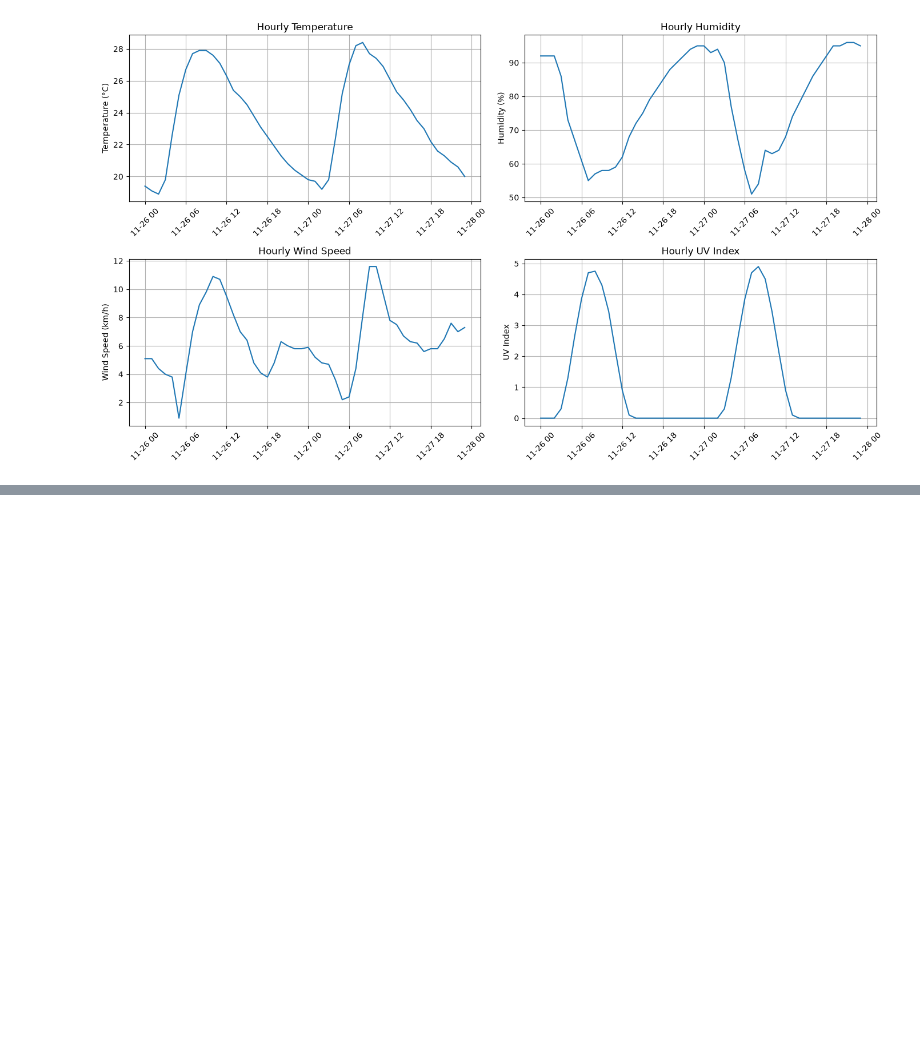
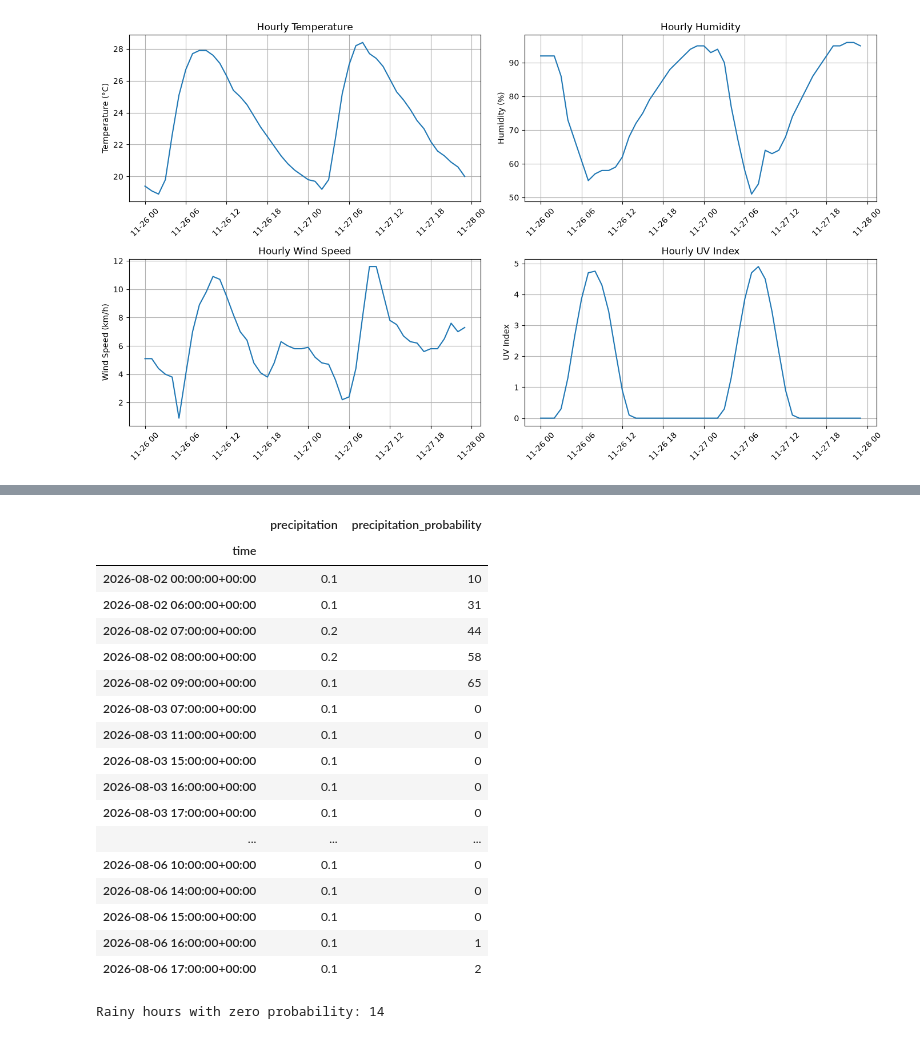
Before and after one commit to itsmusman/AgentWeather, a Jupyter notebook: notebooks/01_explore_apis.ipynb, the cells around one changed output, grey strips where cells are left out. Saved outputs shown, nothing was run; the diff lists cells and outputs as text; code cells hidden in the pictures; blank space fills up the shorter version.

```diff
--- a/notebooks/01_explore_apis.ipynb
+++ b/notebooks/01_explore_apis.ipynb
@@ -395,0 +716,38 @@ Plot saved successfully: /home/musman/Desktop/ShinePearl/AgentWeather/reports/ed
+# %%
+# Select only hours where rainfall was recorded
+rainy_records = rain_df[
+    rain_df["precipitation"] > 0
+][
+    ["precipitation", "precipitation_probability"]
+]
+
+# Display all rainy hours
+display(rainy_records)
+
+# Check whether any rainy hour has zero rain probability
+print(
+    "\nRainy hours with zero probability:",
+    (
+        (rainy_records["precipitation_probability"] == 0)
+    ).sum()
+)
+# %% [output]
+|  | precipitation | precipitation_probability |
+| time |  |  |
+| 2026-08-02 00:00:00+00:00 | 0.1 | 10 |
+| 2026-08-02 06:00:00+00:00 | 0.1 | 31 |
+| 2026-08-02 07:00:00+00:00 | 0.2 | 44 |
+| 2026-08-02 08:00:00+00:00 | 0.2 | 58 |
+| 2026-08-02 09:00:00+00:00 | 0.1 | 65 |
+| 2026-08-03 07:00:00+00:00 | 0.1 | 0 |
+| 2026-08-03 11:00:00+00:00 | 0.1 | 0 |
+| 2026-08-03 15:00:00+00:00 | 0.1 | 0 |
+| 2026-08-03 16:00:00+00:00 | 0.1 | 0 |
+| 2026-08-03 17:00:00+00:00 | 0.1 | 0 |
+| ... | ... | ... |
+| 2026-08-06 10:00:00+00:00 | 0.1 | 0 |
+| 2026-08-06 14:00:00+00:00 | 0.1 | 0 |
+| 2026-08-06 15:00:00+00:00 | 0.1 | 0 |
+| 2026-08-06 16:00:00+00:00 | 0.1 | 1 |
+| 2026-08-06 17:00:00+00:00 | 0.1 | 2 |
+Rainy hours with zero probability: 14
```
Also changed, not shown: parts of 10 cells of this notebook, 1 other file.
